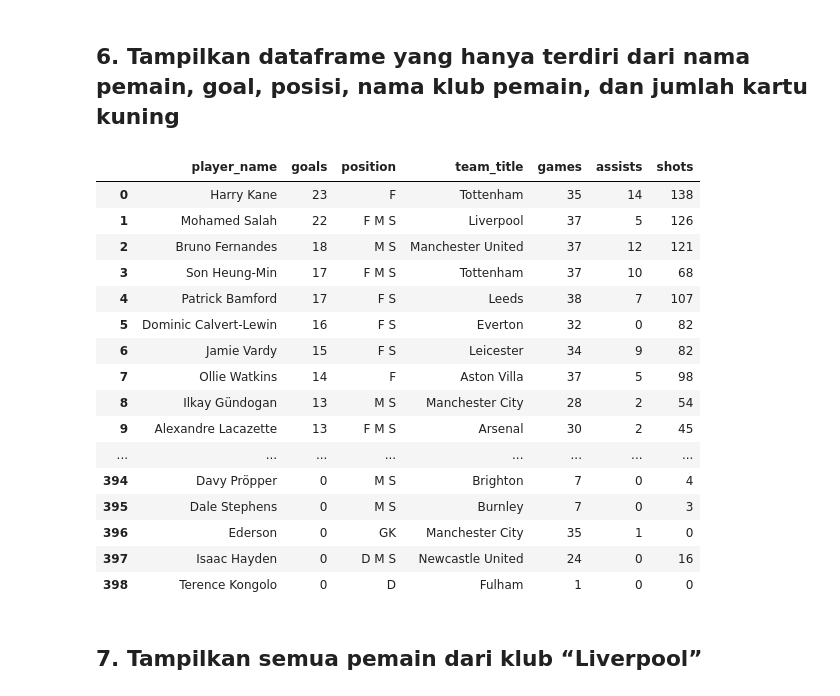
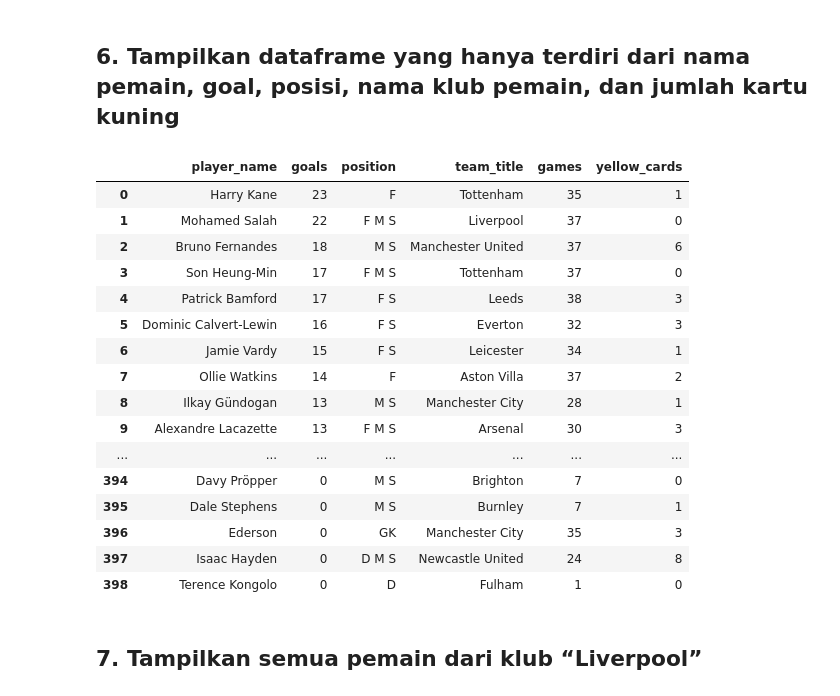
Before and after one commit to Zaxzz/kecerdasan_buatan, a Jupyter notebook: data_withpandas.ipynb, the cells around one changed output. Cells and saved outputs as stored; diff of their text form; code cells hidden in the pictures.

```diff
--- a/data_withpandas.ipynb
+++ b/data_withpandas.ipynb
@@ -389,25 +389,25 @@ df[['player_name', 'goals']].groupby('player_name').sum()
 # %% [markdown]
 ## 6.	Tampilkan dataframe yang hanya terdiri dari nama pemain, goal, posisi, nama klub pemain, dan jumlah kartu kuning
 # %%
-df[['player_name', 'goals','position', 'team_title', 'games', 'assists', 'shots']]
+df[['player_name', 'goals','position', 'team_title', 'games', 'yellow_cards']]
 # %% [output]
-|  | player_name | goals | position | team_title | games | assists | shots |
-| 0 | Harry Kane | 23 | F | Tottenham | 35 | 14 | 138 |
-| 1 | Mohamed Salah | 22 | F M S | Liverpool | 37 | 5 | 126 |
-| 2 | Bruno Fernandes | 18 | M S | Manchester United | 37 | 12 | 121 |
-| 3 | Son Heung-Min | 17 | F M S | Tottenham | 37 | 10 | 68 |
-| 4 | Patrick Bamford | 17 | F S | Leeds | 38 | 7 | 107 |
-| 5 | Dominic Calvert-Lewin | 16 | F S | Everton | 32 | 0 | 82 |
-| 6 | Jamie Vardy | 15 | F S | Leicester | 34 | 9 | 82 |
-| 7 | Ollie Watkins | 14 | F | Aston Villa | 37 | 5 | 98 |
-| 8 | Ilkay Gündogan | 13 | M S | Manchester City | 28 | 2 | 54 |
-| 9 | Alexandre Lacazette | 13 | F M S | Arsenal | 30 | 2 | 45 |
-| ... | ... | ... | ... | ... | ... | ... | ... |
-| 394 | Davy Pröpper | 0 | M S | Brighton | 7 | 0 | 4 |
-| 395 | Dale Stephens | 0 | M S | Burnley | 7 | 0 | 3 |
-| 396 | Ederson | 0 | GK | Manchester City | 35 | 1 | 0 |
-| 397 | Isaac Hayden | 0 | D M S | Newcastle United | 24 | 0 | 16 |
-| 398 | Terence Kongolo | 0 | D | Fulham | 1 | 0 | 0 |
+|  | player_name | goals | position | team_title | games | yellow_cards |
+| 0 | Harry Kane | 23 | F | Tottenham | 35 | 1 |
+| 1 | Mohamed Salah | 22 | F M S | Liverpool | 37 | 0 |
+| 2 | Bruno Fernandes | 18 | M S | Manchester United | 37 | 6 |
+| 3 | Son Heung-Min | 17 | F M S | Tottenham | 37 | 0 |
+| 4 | Patrick Bamford | 17 | F S | Leeds | 38 | 3 |
+| 5 | Dominic Calvert-Lewin | 16 | F S | Everton | 32 | 3 |
+| 6 | Jamie Vardy | 15 | F S | Leicester | 34 | 1 |
+| 7 | Ollie Watkins | 14 | F | Aston Villa | 37 | 2 |
+| 8 | Ilkay Gündogan | 13 | M S | Manchester City | 28 | 1 |
+| 9 | Alexandre Lacazette | 13 | F M S | Arsenal | 30 | 3 |
+| ... | ... | ... | ... | ... | ... | ... |
+| 394 | Davy Pröpper | 0 | M S | Brighton | 7 | 0 |
+| 395 | Dale Stephens | 0 | M S | Burnley | 7 | 1 |
+| 396 | Ederson | 0 | GK | Manchester City | 35 | 3 |
+| 397 | Isaac Hayden | 0 | D M S | Newcastle United | 24 | 8 |
+| 398 | Terence Kongolo | 0 | D | Fulham | 1 | 0 |
 # %% [markdown]
 ## 7.	Tampilkan semua pemain dari klub “Liverpool”
 # %%
```
